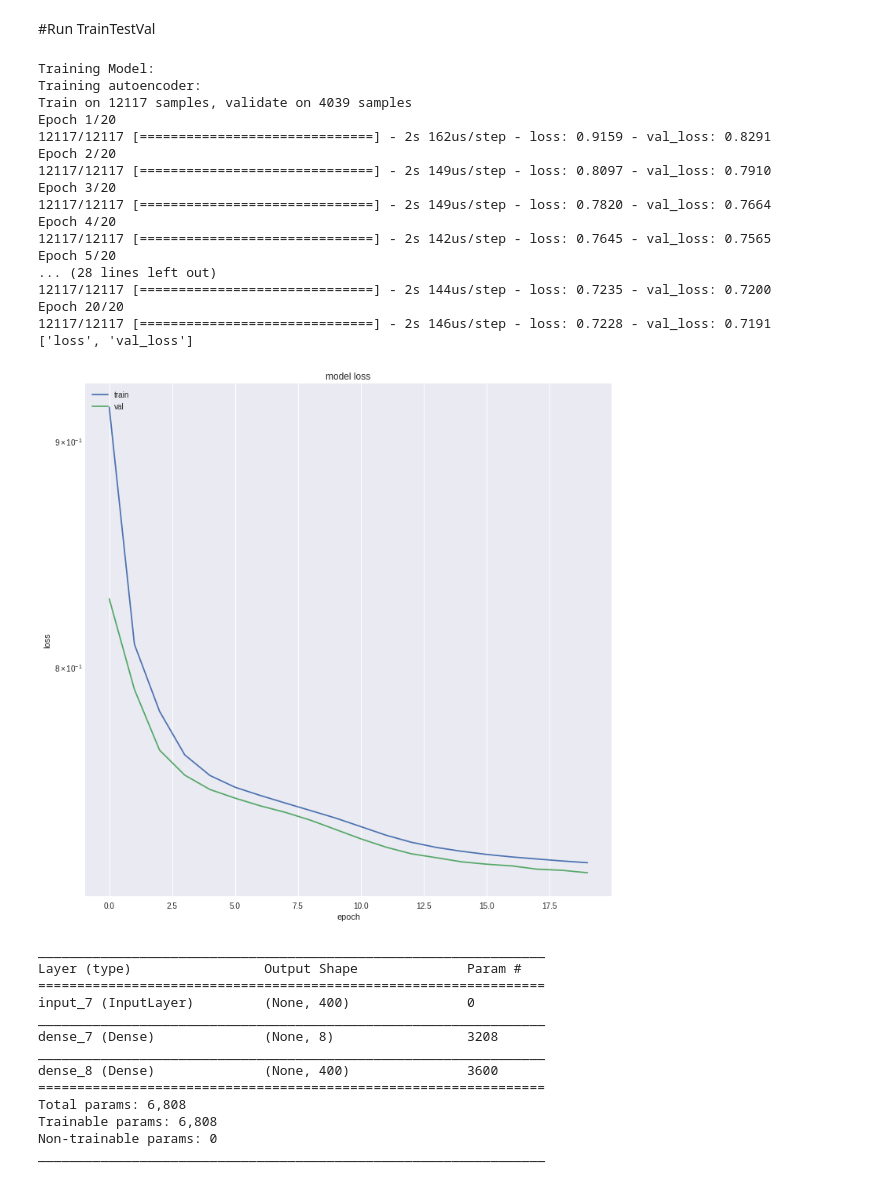
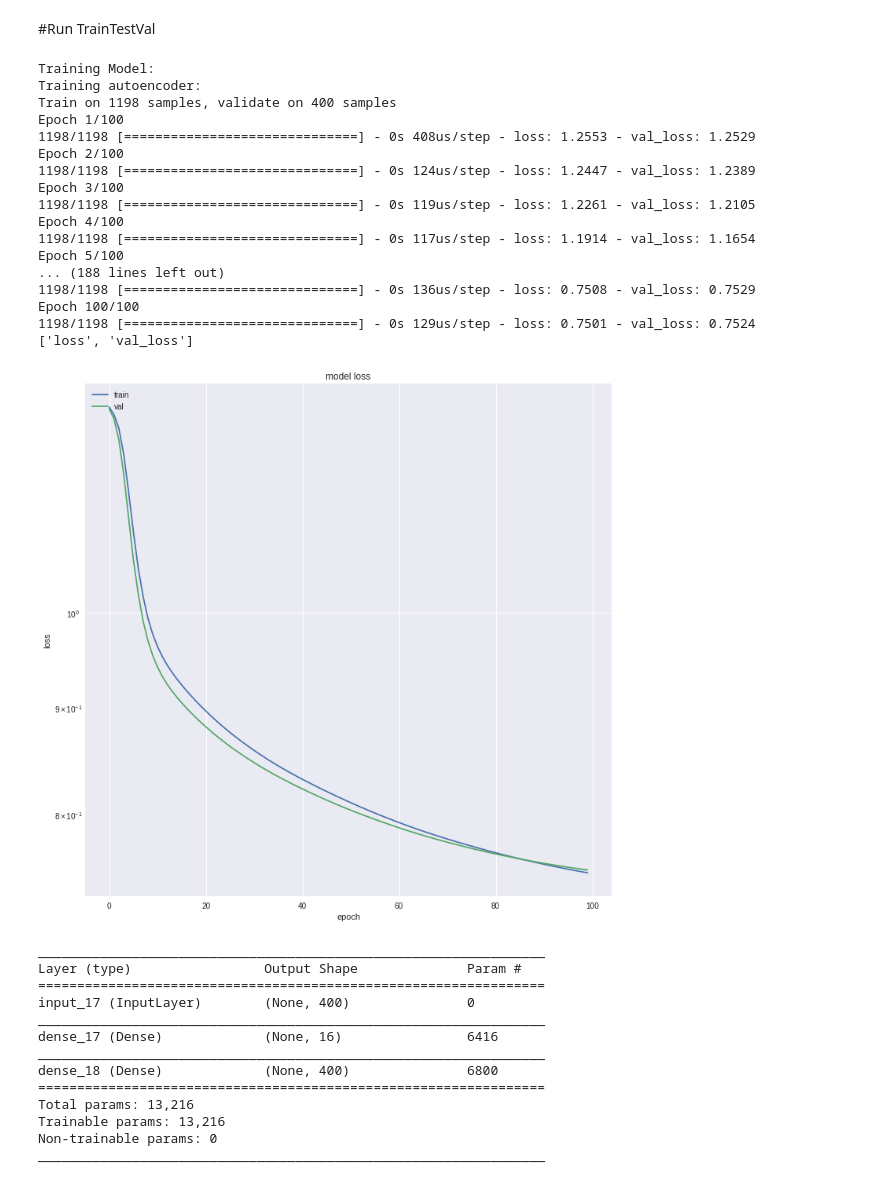
Before and after one commit to kylemath/DeepEEG, a Jupyter notebook: notebooks/DeepEEG.ipynb, the cells around one changed output. Cells and saved outputs as stored; diff of their text form; code cells hidden in the pictures.

```diff
--- a/notebooks/DeepEEG.ipynb
+++ b/notebooks/DeepEEG.ipynb
@@ -328,7 +328,7 @@ def FeatureEngineer(epochs,frequency_domain=1,
   print(x_val.shape[0], 'validation samples')
   print('Class Weights: ' + str(class_weights))
 
-  return x_train,x_test,x_val,y_train,y_test,y_val,input_shape,num_classes,class_weights
+  return x_train,x_test,x_val,y_train,y_test,y_val,input_shape,num_classes,class_weights, new_times
 # %% [markdown]
 #CreateModel Function
 # %%
@@ -389,7 +389,7 @@ def CreateModel(input_shape,num_classes,model_type='NN',batch_size=1):
     model.add(Activation('softmax'))
 
   if model_type == 'AUTO':
-    encoding_dim = 8
+    encoding_dim = 16
     input_data = Input(shape=(input_shape[0],))
     encoded = Dense(encoding_dim, activation='relu')(input_data)
     decoded = Dense(input_shape[0], activation='sigmoid')(encoded)
@@ -398,7 +398,7 @@ def CreateModel(input_shape,num_classes,model_type='NN',batch_size=1):
     encoded_input = Input(shape=(encoding_dim,))
     decoder_layer = model.layers[-1]
     decoder = Model(encoded_input, decoder_layer(encoded_input))
-    opt = keras.optimizers.Adam(lr=0.001, beta_1=0.9, beta_2=0.999,
+    opt = keras.optimizers.Adam(lr=0.0001, beta_1=0.9, beta_2=0.999,
                                 epsilon=None, decay=0.0, amsgrad=False)
     model.compile(optimizer=opt, loss='mean_squared_error')
 
@@ -495,7 +495,7 @@ exp = 'bikepark'
 conditions = ['quiet','traffic']
 path = 'gdrive/My Drive/data/'
 subs = ['005', '007', '009', '010', '012', '013', '014', '015', '016', '019']
-#subs = ['016']
+subs = ['016']
 
 #
 #subs = ['002','003','004','005','007','009','010','011', '012',
@@ -579,7 +549,7 @@ Event IDs: [  1   2   3   4   5   6   7   9  10  11  13  15 255]
 # %% [markdown]
 #Run FeatureEngineer
 # %%
-x_train, x_test, x_val, y_train, y_test, y_val, input_shape, num_classes, class_weights = FeatureEngineer( epochs,
+x_train, x_test, x_val, y_train, y_test, y_val, input_shape, num_classes, class_weights, new_times = FeatureEngineer( epochs,
                     frequency_domain=0,
                     normalization=True,
                     wavelet_decim=1,flims=(2,30),
@@ -614,39 +584,39 @@ Creating AUTO Model
 # %%
 traintestval(model, class_weights,
              x_train,x_test,x_val,
              y_train,y_test,y_val,
-             batch_size=32,train_epochs=20,
+             batch_size=32,train_epochs=100,
              model_type='AUTO')
 # %% [output]
 Training Model:
 Training autoencoder:
-Train on 12117 samples, validate on 4039 samples
-Epoch 1/20
-12117/12117 [==============================] - 2s 162us/step - loss: 0.9159 - val_loss: 0.8291
-Epoch 2/20
-12117/12117 [==============================] - 2s 149us/step - loss: 0.8097 - val_loss: 0.7910
-Epoch 3/20
-12117/12117 [==============================] - 2s 149us/step - loss: 0.7820 - val_loss: 0.7664
-Epoch 4/20
-12117/12117 [==============================] - 2s 142us/step - loss: 0.7645 - val_loss: 0.7565
-Epoch 5/20
-... (28 lines left out)
-12117/12117 [==============================] - 2s 144us/step - loss: 0.7235 - val_loss: 0.7200
-Epoch 20/20
-12117/12117 [==============================] - 2s 146us/step - loss: 0.7228 - val_loss: 0.7191
+Train on 1198 samples, validate on 400 samples
+Epoch 1/100
+1198/1198 [==============================] - 0s 408us/step - loss: 1.2553 - val_loss: 1.2529
+Epoch 2/100
+1198/1198 [==============================] - 0s 124us/step - loss: 1.2447 - val_loss: 1.2389
+Epoch 3/100
+1198/1198 [==============================] - 0s 119us/step - loss: 1.2261 - val_loss: 1.2105
+Epoch 4/100
+1198/1198 [==============================] - 0s 117us/step - loss: 1.1914 - val_loss: 1.1654
+Epoch 5/100
+... (188 lines left out)
+1198/1198 [==============================] - 0s 136us/step - loss: 0.7508 - val_loss: 0.7529
+Epoch 100/100
+1198/1198 [==============================] - 0s 129us/step - loss: 0.7501 - val_loss: 0.7524
 ['loss', 'val_loss']
-[figure, old version]
+[figure, new version]
 _________________________________________________________________
 Layer (type)                 Output Shape              Param #
 =================================================================
-input_7 (InputLayer)         (None, 400)               0
+input_17 (InputLayer)        (None, 400)               0
 _________________________________________________________________
-dense_7 (Dense)              (None, 8)                 3208
+dense_17 (Dense)             (None, 16)                6416
 _________________________________________________________________
-dense_8 (Dense)              (None, 400)               3600
+dense_18 (Dense)             (None, 400)               6800
 =================================================================
-Total params: 6,808
-Trainable params: 6,808
+Total params: 13,216
+Trainable params: 13,216
 Non-trainable params: 0
 _________________________________________________________________
 # %%
```
Also changed, not shown: parts of 5 cells of this notebook.
